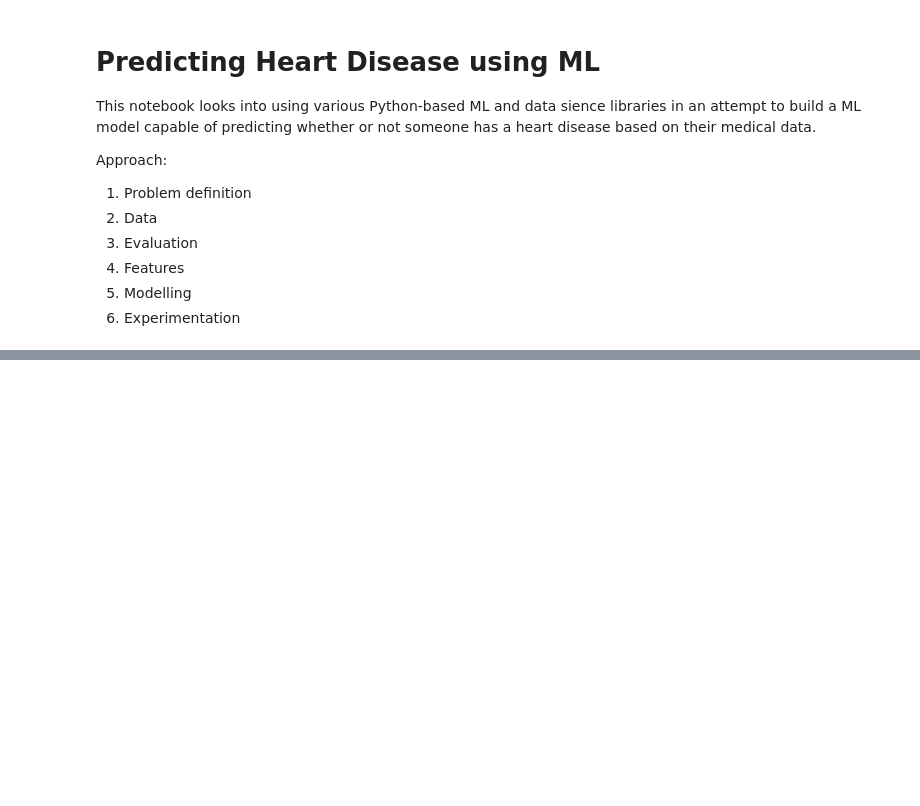
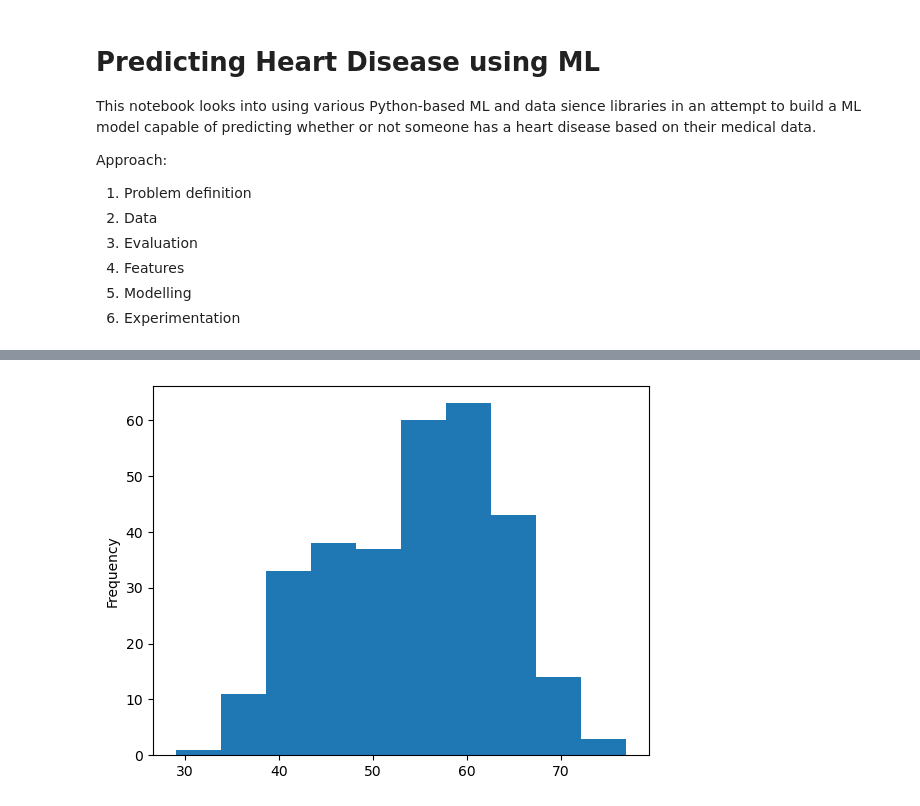
Before and after one commit to ulisesfm-py/Heart-Disease-Classification-Supervised-Learning-, a Jupyter notebook: src/heart_disease.ipynb, the cells around one changed output, grey strips where cells are left out. Drawn from its saved outputs; the diff is of its cells as text; code cells hidden in the pictures; blank space fills up the shorter version.

```diff
--- a/src/heart_disease.ipynb
+++ b/src/heart_disease.ipynb
@@ -70,0 +224,5 @@ from sklearn.metrics import precision_score, recall_score, f1_score
+# %%
+#Check distribution of the age column with histogram
+df.age.plot.hist();
+# %% [output]
+[figure, added]
```
Also changed, not shown: parts of 30 cells of this notebook.
